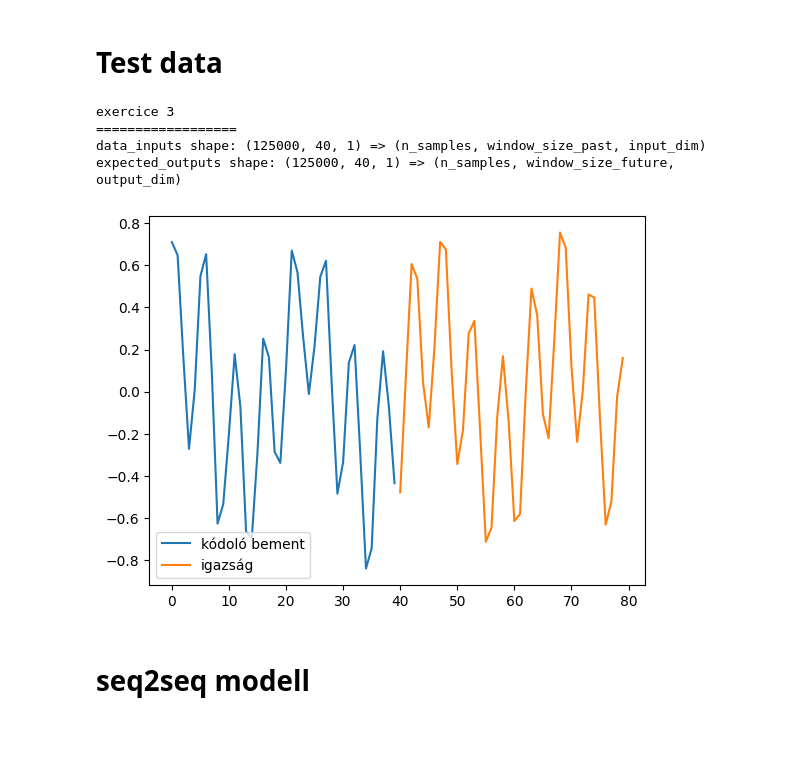
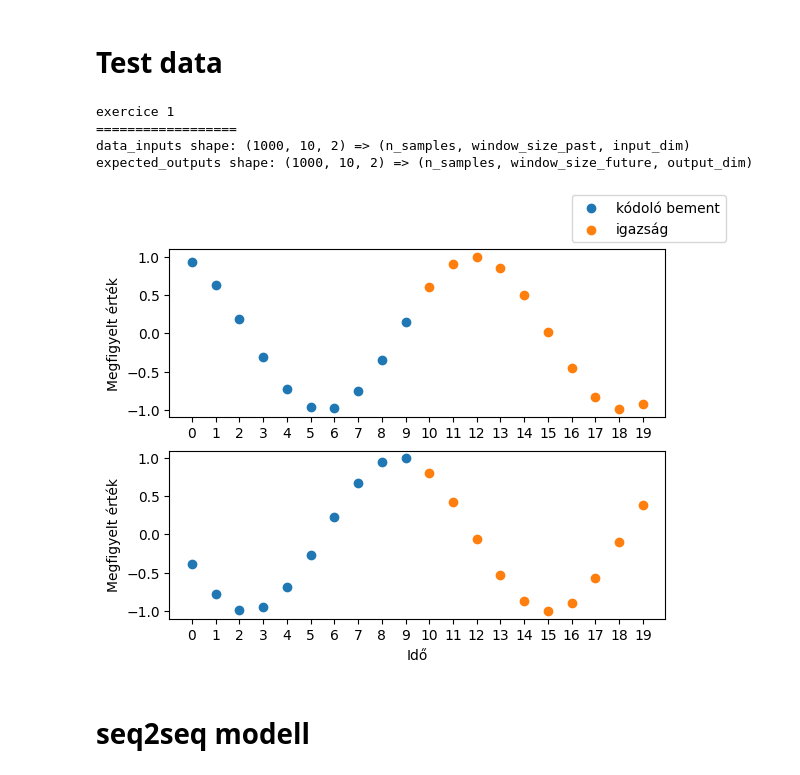
Before and after one commit to sajozsattila/blog, a Jupyter notebook: seq2seq/seq2seq_tf.ipynb, the cells around one changed output. Saved outputs shown, nothing was run; the diff lists cells and outputs as text; code cells hidden in the pictures; blank space fills up the shorter version.

```diff
--- a/seq2seq/seq2seq_tf.ipynb
+++ b/seq2seq/seq2seq_tf.ipynb
@@ -6,18 +6,18 @@ version = '5.5.0'
 # from https://github.com/guillaume-chevalier/seq2seq-signal-prediction
 import local_datasets
 
-exercice_number = 3
+exercice_number = 1
 print('exercice {}\n=================='.format(exercice_number))
 
 data_inputs, expected_outputs = local_datasets.generate_data(
     # See: https://github.com/guillaume-chevalier/seq2seq-signal-prediction/blob/master/datasets.py
     exercice_number=exercice_number,
-    n_samples=125000,
-    window_size_past=40,
-    window_size_future=40
-    # n_samples=None,
-    # window_size_past=None,
-    # window_size_future=None
+    # n_samples=125000,
+    # window_size_past=40,
+    # window_size_future=40
+    n_samples=None,
+    window_size_past=None,
+    window_size_future=None
 )
 
 print('data_inputs shape: {} => (n_samples, window_size_past, input_dim)'.format(data_inputs.shape))
@@ -27,27 +27,64 @@ sequence_length = data_inputs.shape[1]
 input_dim = data_inputs.shape[2]
 output_dim = expected_outputs.shape[2]
 # %% [output]
-exercice 3
+exercice 1
 ==================
-data_inputs shape: (125000, 40, 1) => (n_samples, window_size_past, input_dim)
-expected_outputs shape: (125000, 40, 1) => (n_samples, window_size_future, output_dim)
+data_inputs shape: (1000, 10, 2) => (n_samples, window_size_past, input_dim)
+expected_outputs shape: (1000, 10, 2) => (n_samples, window_size_future, output_dim)
 # %%
 import matplotlib.pyplot as plt
+from matplotlib.ticker import AutoMinorLocator, MultipleLocator
 
 def plot_serial(plot_index, encoder_input, decoder_output, prediction=None):
-    encoder_train = encoder_input[plot_index,:,0]
-    true = decoder_output[plot_index,:,0]
-    plt.plot(range(encoder_train.shape[0]), encoder_train, label="kódoló bement")
-    plt.plot(range(encoder_train.shape[0], true.shape[0]+encoder_train.shape[0]), true, label="igazság")
-    if prediction is not None:
-        prediction = prediction[plot_index,:,0]
-        plt.plot(range(encoder_train.shape[0], prediction.shape[0]+encoder_train.shape[0]), prediction, label="előrejelzés")
+    feature_number = encoder_input.shape[2]
+    fig, ax = plt.subplots(feature_number,1)
+    for i in range(feature_number):
+        encoder_train = encoder_input[plot_index,:,i]
+        true = decoder_output[plot_index,:,i]
+
+        ax[i].set_ylabel('Megfigyelt érték')
+        if i == 0:
+            ax[i].scatter(
+                range(encoder_train.shape[0]), encoder_train, label="kódoló bement"
+            )
+            ax[i].scatter(
+                range(encoder_train.shape[0], true.shape[0]+encoder_train.shape[0]),
+                true, label="igazság"
+            )
+        else:
+            ax[i].scatter(
+                range(encoder_train.shape[0]), encoder_train,
+            )
+            ax[i].scatter(
+                range(encoder_train.shape[0], true.shape[0]+encoder_train.shape[0]),
+                true
+            )
+        ax[i].xaxis.set_major_locator(MultipleLocator(1))
+        if prediction is not None:
+            i_prediction = prediction[plot_index,:,i]
+            if i == 0:
+                ax[i].plot(
+                    range(
+                        encoder_train.shape[0],
+                        i_prediction.shape[0]+encoder_train.shape[0]
+                    ),
+                    i_prediction, label="előrejelzés"
+                )
+            else:
+                ax[i].plot(
+                    range(
+                        encoder_train.shape[0],
+                        i_prediction.shape[0]+encoder_train.shape[0]
+                    ),
+                    i_prediction,
+                )
+    ax[-1].set_xlabel('Idő')
+    fig.legend()
+    plt.show()
 
 plot_serial(0, data_inputs, expected_outputs)
-plt.legend()
-plt.show()
 # %% [output]
-[figure, old version]
+[figure, new version]
 # %%
 # cut to train, validate and test
 train_end_indx = round(0.5 * data_inputs.shape[0])
```
Also changed, not shown: parts of 27 cells of this notebook.
